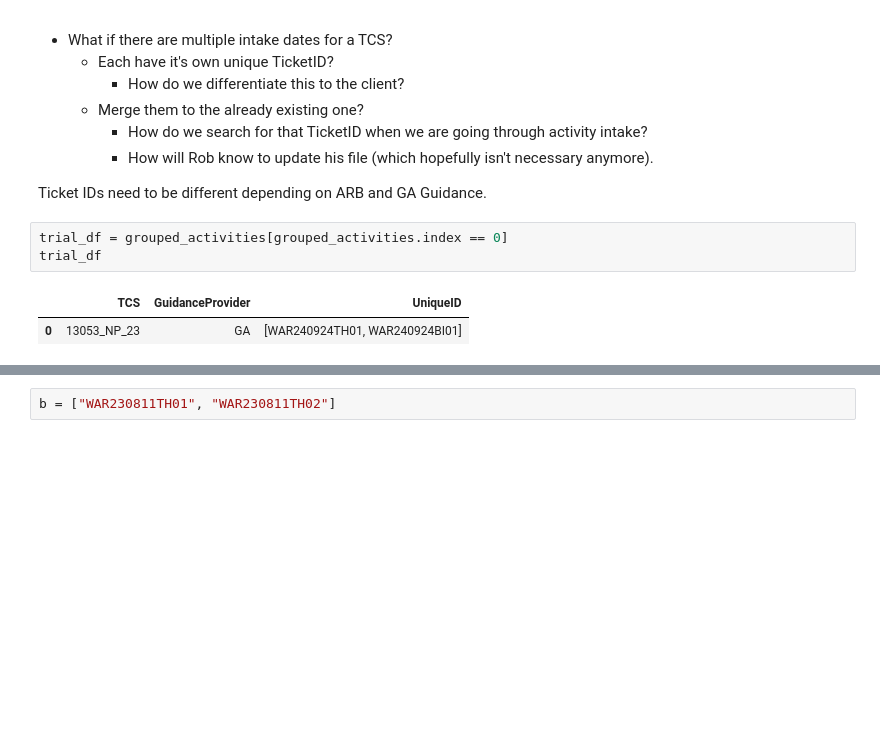
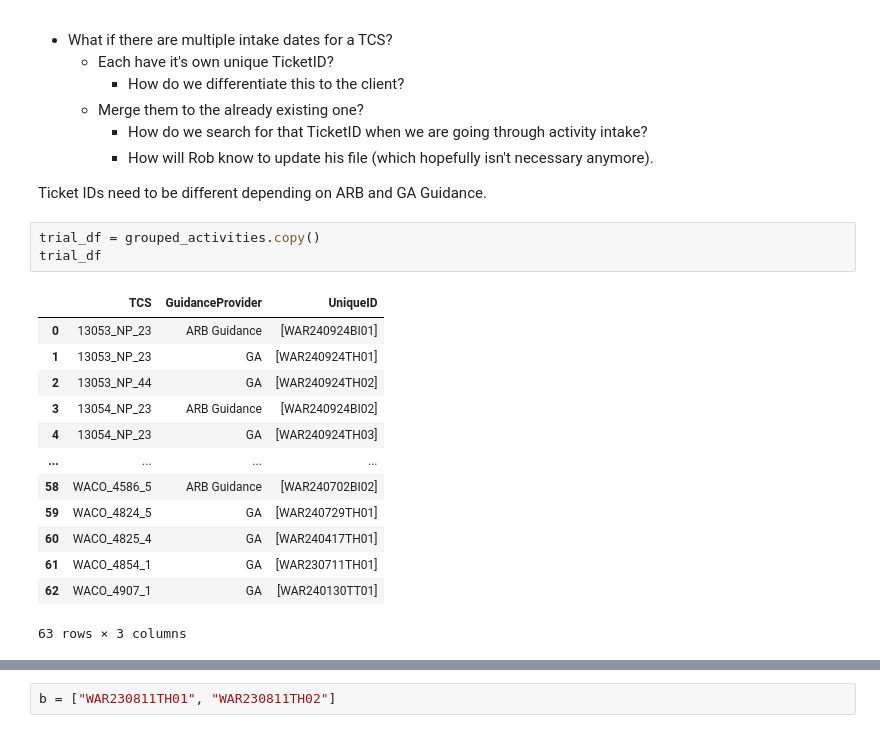
Before and after one commit to BilyBrown/sqlite3-tutorial, a Jupyter notebook: create_war_tables.ipynb, the cells around one changed output, grey strips where cells are left out. Cells and saved outputs as stored; diff of their text form; blank space fills up the shorter version.

```diff
--- a/create_war_tables.ipynb
+++ b/create_war_tables.ipynb
@@ -529,11 +529,22 @@ Some problems to consider:
 
 Ticket IDs need to be different depending on ARB and GA Guidance.
 # %%
-trial_df = grouped_activities[grouped_activities.index == 0]
+trial_df = grouped_activities.copy()
 trial_df
 # %% [output]
 |  | TCS | GuidanceProvider | UniqueID |
-| 0 | 13053_NP_23 | GA | [WAR240924TH01, WAR240924BI01] |
+| 0 | 13053_NP_23 | ARB Guidance | [WAR240924BI01] |
+| 1 | 13053_NP_23 | GA | [WAR240924TH01] |
+| 2 | 13053_NP_44 | GA | [WAR240924TH02] |
+| 3 | 13054_NP_23 | ARB Guidance | [WAR240924BI02] |
+| 4 | 13054_NP_23 | GA | [WAR240924TH03] |
+| ... | ... | ... | ... |
+| 58 | WACO_4586_5 | ARB Guidance | [WAR240702BI02] |
+| 59 | WACO_4824_5 | GA | [WAR240729TH01] |
+| 60 | WACO_4825_4 | GA | [WAR240417TH01] |
+| 61 | WACO_4854_1 | GA | [WAR230711TH01] |
+| 62 | WACO_4907_1 | GA | [WAR240130TT01] |
+63 rows × 3 columns
 # %%
 def intake_breaker(lst):
     intake_lst = []
```
Also changed, not shown: parts of 23 cells of this notebook.
